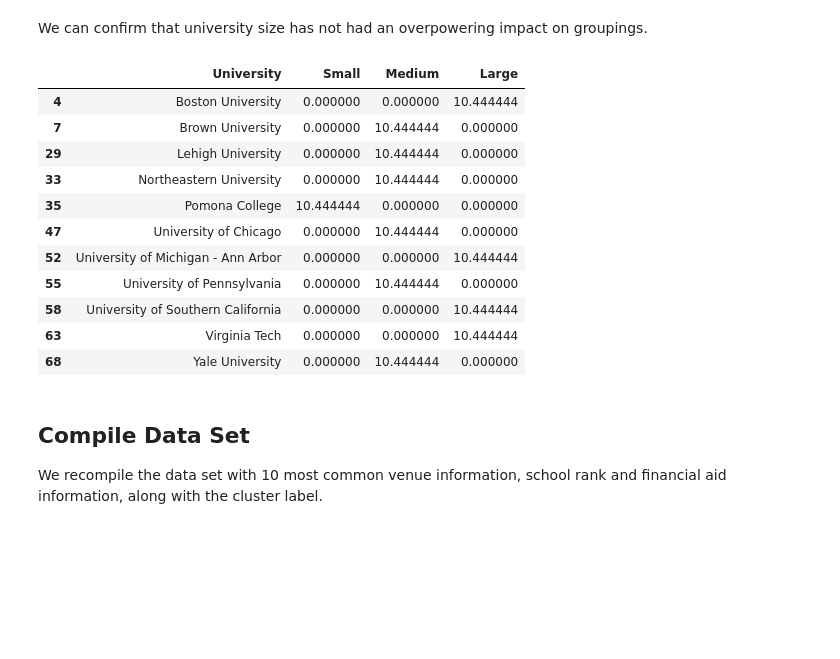
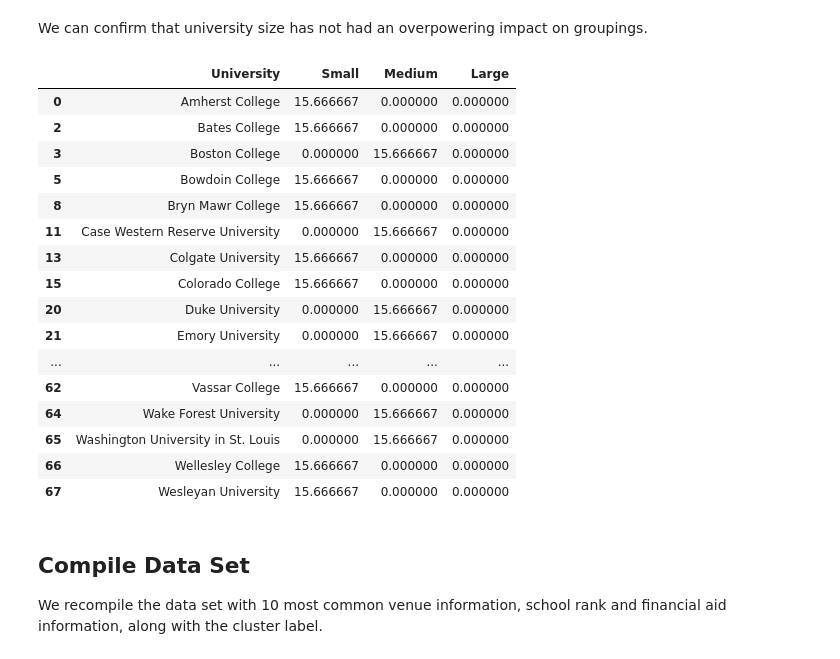
Before and after one commit to bwetherfield/College_Clustering, a Jupyter notebook: Foursquare_Usage.ipynb, the cells around one changed output. Saved outputs shown, nothing was run; the diff lists cells and outputs as text; code cells hidden in the pictures; blank space fills up the shorter version.

```diff
--- a/Foursquare_Usage.ipynb
+++ b/Foursquare_Usage.ipynb
@@ -1275,7 +1243,7 @@ even_proportions[food_and_beverage].max().sum()
 # %% [output]
 187.99999999999997
 # %%
-size = size * ((even_proportions[food_and_beverage].max().sum()) / 18)
+size = size * ((even_proportions[food_and_beverage].max().sum()) / 12)
 # %%
 size
 # %% [output]
@@ -1337,20 +1305,25 @@ KMeans(algorithm='auto', copy_x=True, init='k-means++', max_iter=300,
 # %% [markdown]
 We can confirm that university size has not had an overpowering impact on groupings.
 # %%
-size_and_neighborhood.reset_index()[['University', 'Small', 'Medium', 'Large']][km.labels_ == 5]
+size_and_neighborhood.reset_index()[['University', 'Small', 'Medium', 'Large']][km.labels_ == 0]
 # %% [output]
 |  | University | Small | Medium | Large |
-| 4 | Boston University | 0.000000 | 0.000000 | 10.444444 |
-| 7 | Brown University | 0.000000 | 10.444444 | 0.000000 |
-| 29 | Lehigh University | 0.000000 | 10.444444 | 0.000000 |
-| 33 | Northeastern University | 0.000000 | 10.444444 | 0.000000 |
-| 35 | Pomona College | 10.444444 | 0.000000 | 0.000000 |
-| 47 | University of Chicago | 0.000000 | 10.444444 | 0.000000 |
-| 52 | University of Michigan - Ann Arbor | 0.000000 | 0.000000 | 10.444444 |
-| 55 | University of Pennsylvania | 0.000000 | 10.444444 | 0.000000 |
-| 58 | University of Southern California | 0.000000 | 0.000000 | 10.444444 |
-| 63 | Virginia Tech | 0.000000 | 0.000000 | 10.444444 |
-| 68 | Yale University | 0.000000 | 10.444444 | 0.000000 |
+| 0 | Amherst College | 15.666667 | 0.000000 | 0.000000 |
+| 2 | Bates College | 15.666667 | 0.000000 | 0.000000 |
+| 3 | Boston College | 0.000000 | 15.666667 | 0.000000 |
+| 5 | Bowdoin College | 15.666667 | 0.000000 | 0.000000 |
+| 8 | Bryn Mawr College | 15.666667 | 0.000000 | 0.000000 |
+| 11 | Case Western Reserve University | 0.000000 | 15.666667 | 0.000000 |
+| 13 | Colgate University | 15.666667 | 0.000000 | 0.000000 |
+| 15 | Colorado College | 15.666667 | 0.000000 | 0.000000 |
+| 20 | Duke University | 0.000000 | 15.666667 | 0.000000 |
+| 21 | Emory University | 0.000000 | 15.666667 | 0.000000 |
+| ... | ... | ... | ... | ... |
+| 62 | Vassar College | 15.666667 | 0.000000 | 0.000000 |
+| 64 | Wake Forest University | 0.000000 | 15.666667 | 0.000000 |
+| 65 | Washington University in St. Louis | 0.000000 | 15.666667 | 0.000000 |
+| 66 | Wellesley College | 15.666667 | 0.000000 | 0.000000 |
+| 67 | Wesleyan University | 15.666667 | 0.000000 | 0.000000 |
 # %% [markdown]
 ## Compile Data Set
 
```
Also changed, not shown: parts of 28 cells of this notebook, 3 other files.
